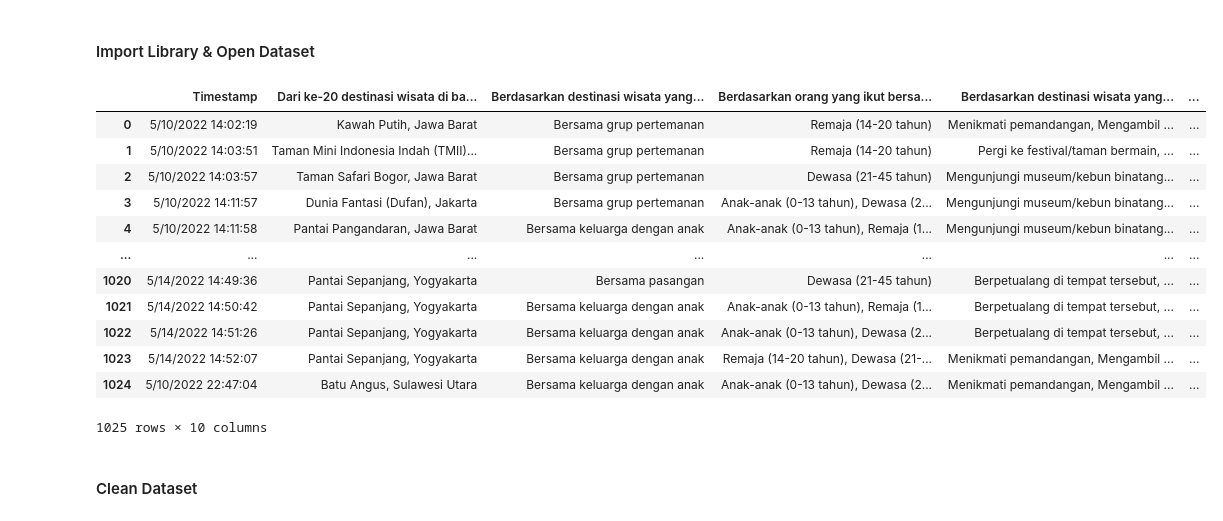
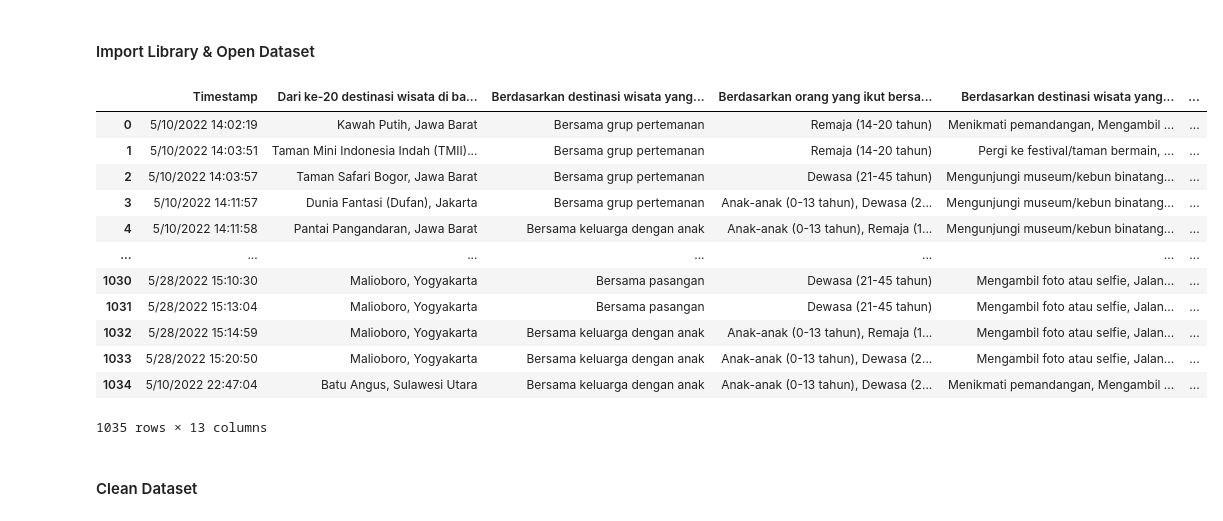
Before and after one commit to C22-PS165-Heal-Go/HnG-MachineLearning, a Jupyter notebook: src/dl_model.ipynb, the cells around one changed output. Saved outputs shown, nothing was run; the diff lists cells and outputs as text; code cells hidden in the pictures.

```diff
--- a/src/dl_model.ipynb
+++ b/src/dl_model.ipynb
@@ -22,28 +24,28 @@ This section contains:
 # %%
 import pandas as pd
 import tensorflow as tf
 import numpy as np
 import matplotlib.pyplot as plt
 from sklearn.preprocessing import LabelEncoder, MultiLabelBinarizer
 from tensorflow.keras.optimizers import Adam
 
 # Open dataset using pandas (Path according to folder)
-df = pd.read_csv("/content/drive/MyDrive/Capstone/questionnaire_dataset.csv")
+df = pd.read_csv("/content/drive/MyDrive/Capstone/questionnaire_dataset3.csv")
 df
 # %% [output]
 |  | Timestamp | Dari ke-20 destinasi wisata di ba... | Berdasarkan destinasi wisata yang... | Berdasarkan orang yang ikut bersa... | Berdasarkan destinasi wisata yang... | ... |
 | 0 | 5/10/2022 14:02:19 | Kawah Putih, Jawa Barat | Bersama grup pertemanan | Remaja (14-20 tahun) | Menikmati pemandangan, Mengambil ... | ... |
 | 1 | 5/10/2022 14:03:51 | Taman Mini Indonesia Indah (TMII)... | Bersama grup pertemanan | Remaja (14-20 tahun) | Pergi ke festival/taman bermain, ... | ... |
 | 2 | 5/10/2022 14:03:57 | Taman Safari Bogor, Jawa Barat | Bersama grup pertemanan | Dewasa (21-45 tahun) | Mengunjungi museum/kebun binatang... | ... |
 | 3 | 5/10/2022 14:11:57 | Dunia Fantasi (Dufan), Jakarta | Bersama grup pertemanan | Anak-anak (0-13 tahun), Dewasa (2... | Mengunjungi museum/kebun binatang... | ... |
 | 4 | 5/10/2022 14:11:58 | Pantai Pangandaran, Jawa Barat | Bersama keluarga dengan anak | Anak-anak (0-13 tahun), Remaja (1... | Mengunjungi museum/kebun binatang... | ... |
 | ... | ... | ... | ... | ... | ... | ... |
-| 1020 | 5/14/2022 14:49:36 | Pantai Sepanjang, Yogyakarta | Bersama pasangan | Dewasa (21-45 tahun) | Berpetualang di tempat tersebut, ... | ... |
-| 1021 | 5/14/2022 14:50:42 | Pantai Sepanjang, Yogyakarta | Bersama keluarga dengan anak | Anak-anak (0-13 tahun), Remaja (1... | Berpetualang di tempat tersebut, ... | ... |
-| 1022 | 5/14/2022 14:51:26 | Pantai Sepanjang, Yogyakarta | Bersama keluarga dengan anak | Anak-anak (0-13 tahun), Dewasa (2... | Berpetualang di tempat tersebut, ... | ... |
-| 1023 | 5/14/2022 14:52:07 | Pantai Sepanjang, Yogyakarta | Bersama keluarga dengan anak | Remaja (14-20 tahun), Dewasa (21-... | Menikmati pemandangan, Mengambil ... | ... |
-| 1024 | 5/10/2022 22:47:04 | Batu Angus, Sulawesi Utara | Bersama keluarga dengan anak | Anak-anak (0-13 tahun), Dewasa (2... | Menikmati pemandangan, Mengambil ... | ... |
+| 1030 | 5/28/2022 15:10:30 | Malioboro, Yogyakarta | Bersama pasangan | Dewasa (21-45 tahun) | Mengambil foto atau selfie, Jalan... | ... |
+| 1031 | 5/28/2022 15:13:04 | Malioboro, Yogyakarta | Bersama pasangan | Dewasa (21-45 tahun) | Mengambil foto atau selfie, Jalan... | ... |
+| 1032 | 5/28/2022 15:14:59 | Malioboro, Yogyakarta | Bersama keluarga dengan anak | Anak-anak (0-13 tahun), Remaja (1... | Mengambil foto atau selfie, Jalan... | ... |
+| 1033 | 5/28/2022 15:20:50 | Malioboro, Yogyakarta | Bersama keluarga dengan anak | Anak-anak (0-13 tahun), Dewasa (2... | Mengambil foto atau selfie, Jalan... | ... |
+| 1034 | 5/10/2022 22:47:04 | Batu Angus, Sulawesi Utara | Bersama keluarga dengan anak | Anak-anak (0-13 tahun), Dewasa (2... | Menikmati pemandangan, Mengambil ... | ... |
-1025 rows × 10 columns
+1035 rows × 13 columns
 # %% [markdown]
 #### Clean Dataset
 # %%
```
Also changed, not shown: parts of 34 cells of this notebook, 8 other files.
